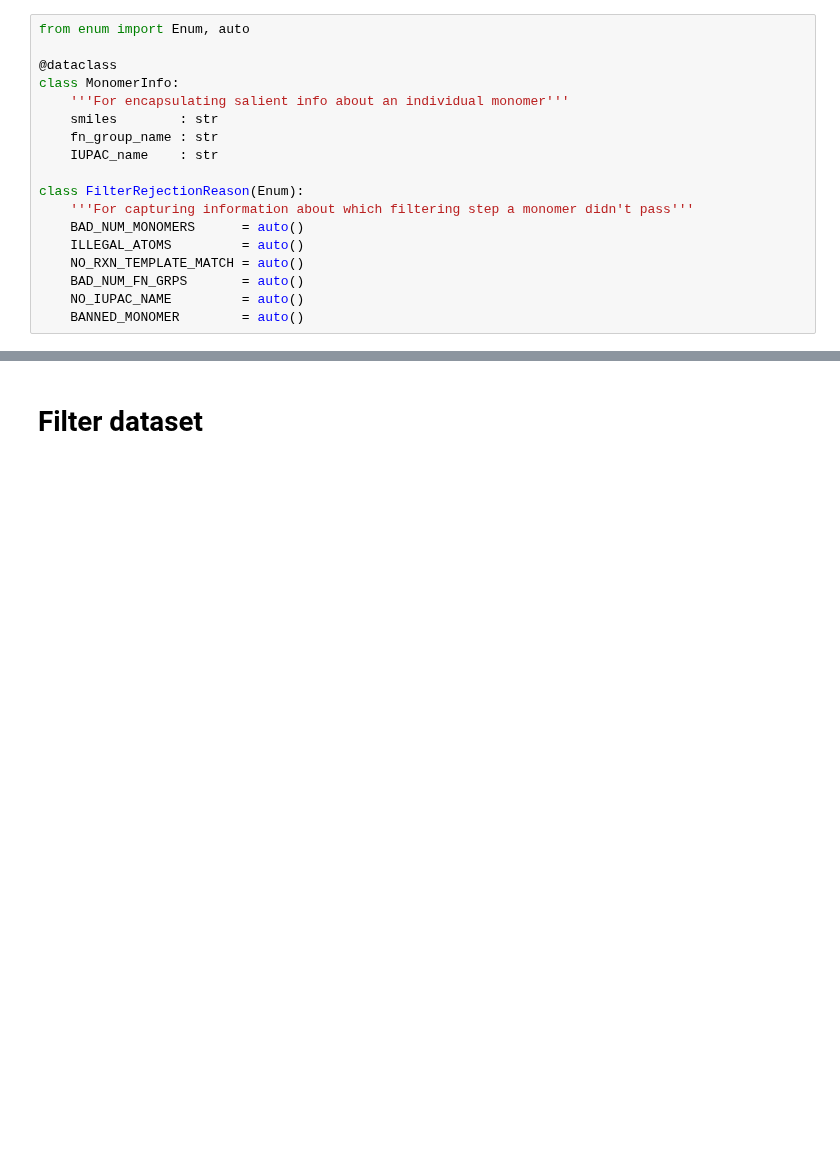
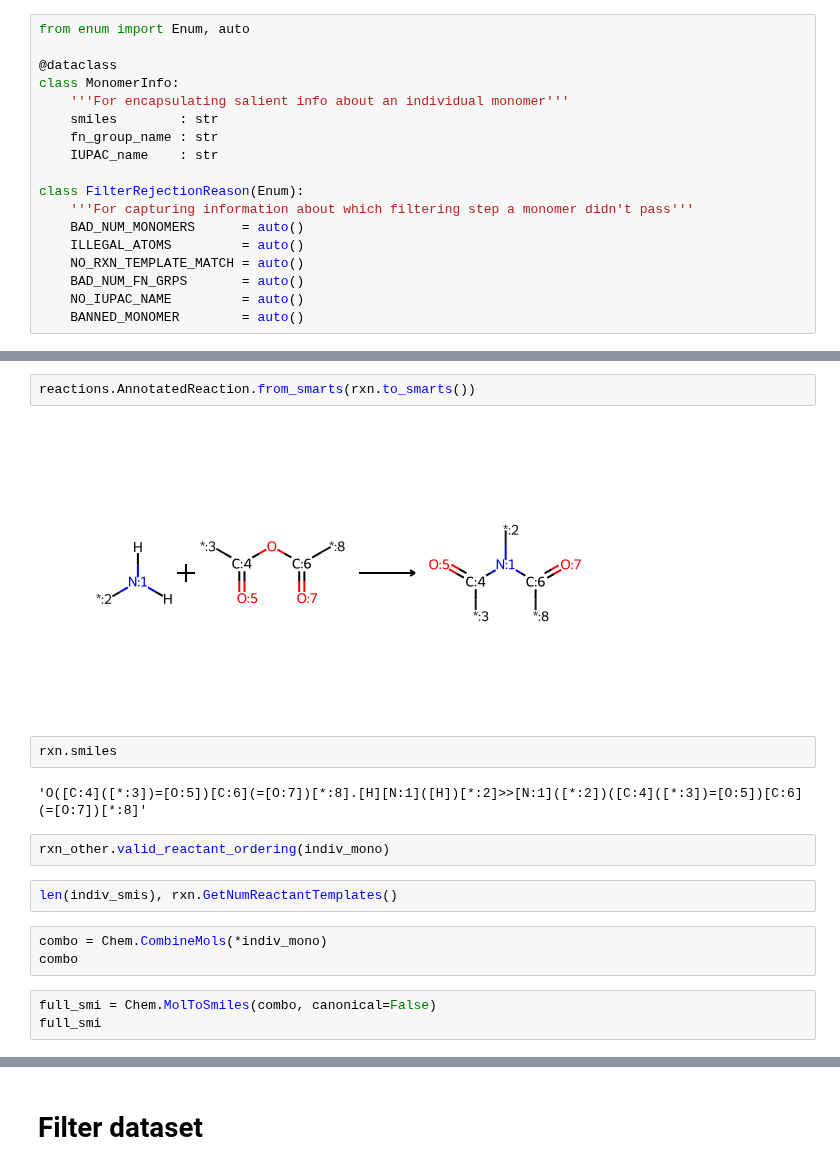
Before and after one commit to timbernat/NREL_polymers, a Jupyter notebook: input_process.ipynb, the cells around one changed output, grey strips where cells are left out. Drawn from its saved outputs; the diff is of its cells as text; blank space fills up the shorter version.

```diff
--- a/input_process.ipynb
+++ b/input_process.ipynb
@@ -198,0 +249,18 @@ def process_monomer_input(smiles : str, mech_name : str) -> Union[FilterRejectio
+# %%
+reactions.AnnotatedReaction.from_smarts(rxn.to_smarts())
+# %% [output]
+[figure, added]
+# %%
+rxn.smiles
+# %% [output]
+'O([C:4]([*:3])=[O:5])[C:6](=[O:7])[*:8].[H][N:1]([H])[*:2]>>[N:1]([*:2])([C:4]([*:3])=[O:5])[C:6](=[O:7])[*:8]'
+# %%
+rxn_other.valid_reactant_ordering(indiv_mono)
+# %%
+len(indiv_smis), rxn.GetNumReactantTemplates()
+# %%
+combo = Chem.CombineMols(*indiv_mono)
+combo
+# %%
+full_smi = Chem.MolToSmiles(combo, canonical=False)
+full_smi
```
Also changed, not shown: parts of 15 cells of this notebook.
